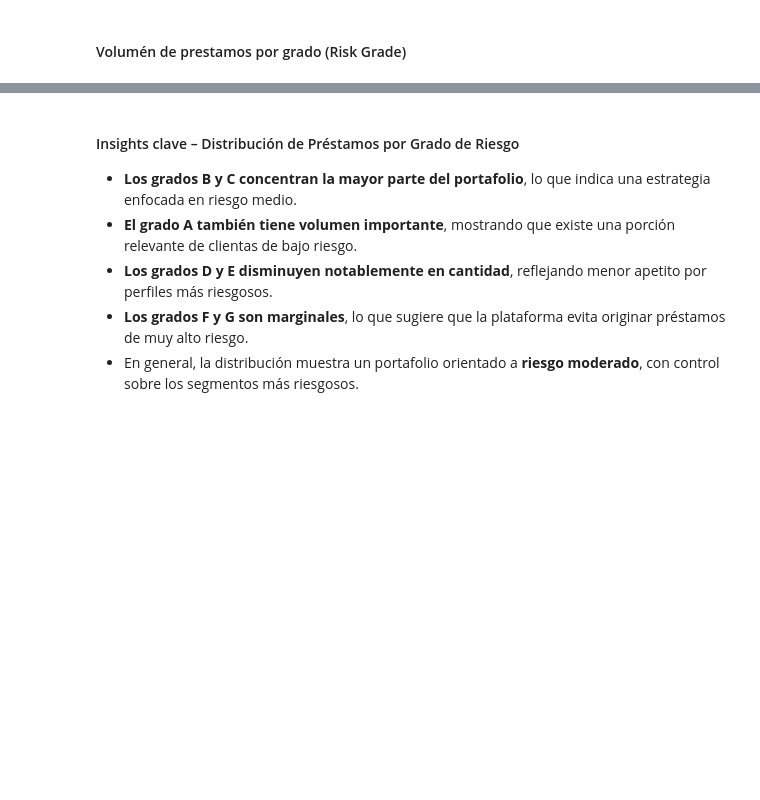
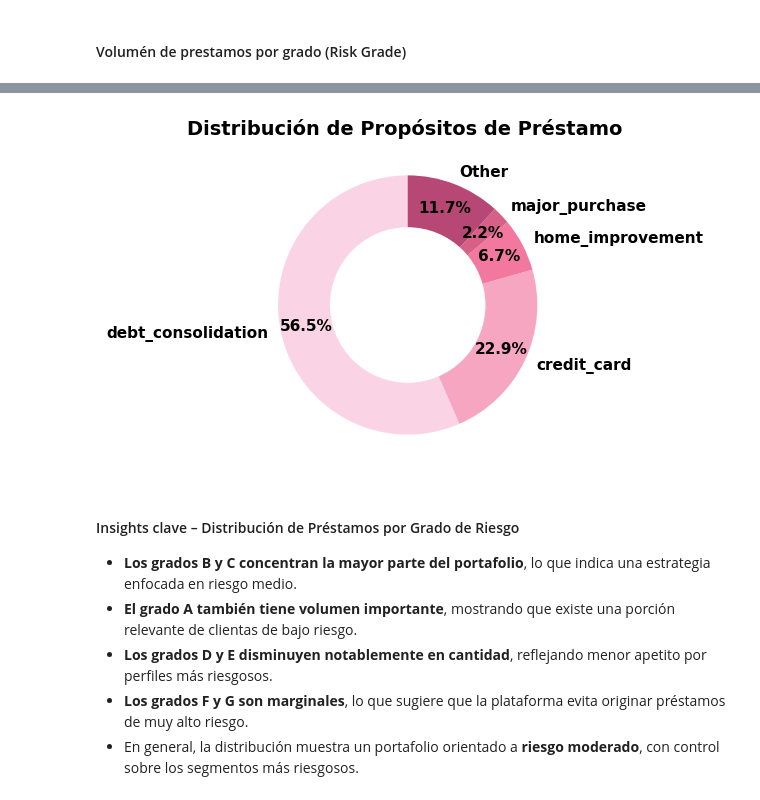
Before and after one commit to arturotowers/Proyecto_Lab_Indicadores, a Jupyter notebook: Notebook/Proyecto_LendingClub.ipynb, the cells around one changed output, grey strips where cells are left out. Cells and saved outputs as stored; diff of their text form; code cells hidden in the pictures; blank space fills up the shorter version.

```diff
--- a/Notebook/Proyecto_LendingClub.ipynb
+++ b/Notebook/Proyecto_LendingClub.ipynb
@@ -555,3 +820,36 @@ Passing `palette` without assigning `hue` is deprecated and will be removed in v
+# %%
+import matplotlib.pyplot as plt
+
+
+labels = tabla_propositos.index
+sizes = tabla_propositos['Porcentaje (%)']
+
+# Colores rosas
+colors = ['#FAD4E4', '#F7A6C1', '#F2789F', '#D66088', '#B74774', '#8C2F5A']
+
+plt.figure(figsize=(6, 6))
+
+# Pie + Donut
+wedges, texts, autotexts = plt.pie(
+    sizes,
+    labels=labels,
+    autopct='%1.1f%%',
+    startangle=90,
+    colors=colors,
+    pctdistance=0.80,
+    textprops={'fontsize': 11, 'weight': 'bold'}
+)
+
+# Crear el agujero central
+centre_circle = plt.Circle((0, 0), 0.60, fc='white')
+fig = plt.gcf()
+fig.gca().add_artist(centre_circle)
+
+plt.title('Distribución de Propósitos de Préstamo ', fontsize=14, fontweight='bold')
+plt.tight_layout()
+plt.show()
+# %% [output]
+[figure, added]
 # %% [markdown]
 ####  Insights clave – Distribución de Préstamos por Grado de Riesgo
 
```
Also changed, not shown: parts of 66 cells of this notebook.
